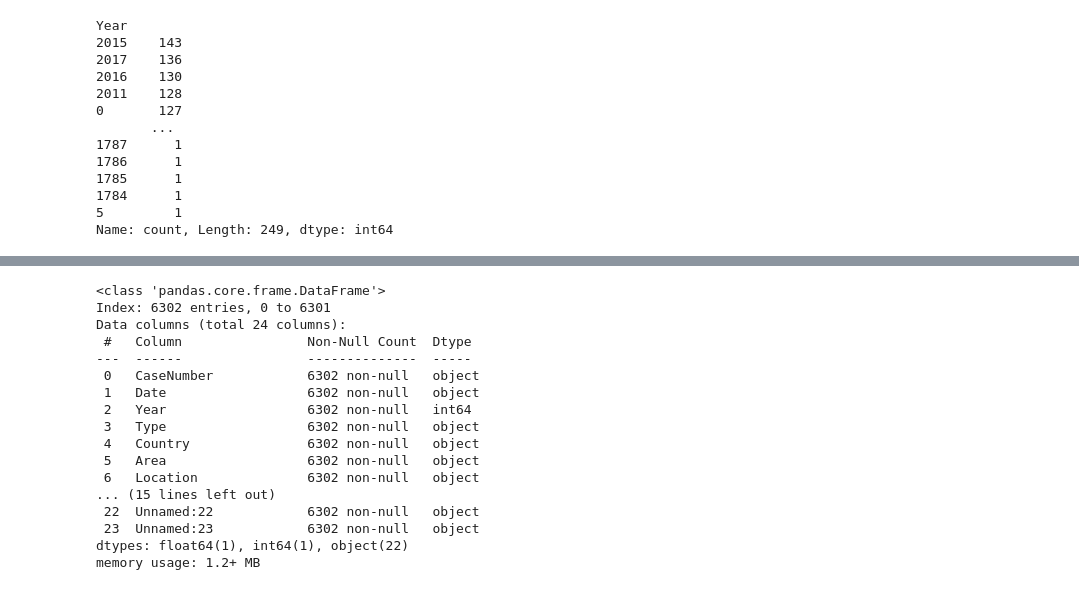
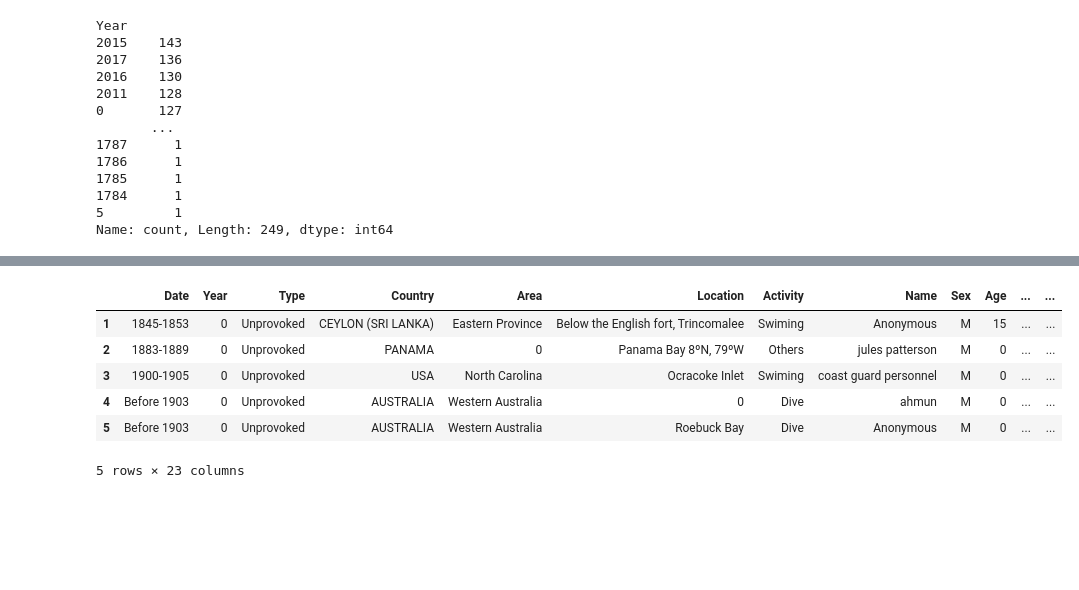
Before and after one commit to ClaraGallardo/Shark_attack, a Jupyter notebook: src/Limpieza.ipynb, the cells around one changed output, grey strips where cells are left out. Cells and saved outputs as stored; diff of their text form; code cells hidden in the pictures; blank space fills up the shorter version.

```diff
--- a/src/Limpieza.ipynb
+++ b/src/Limpieza.ipynb
@@ -408,25 +445,21 @@ data.head()
+# %%
+#Por ultimos vamos a poner bien las columnas de Case Number como índice y en date quitamos las letas:
+
+data=data[::-1] # le damos la vuelta para tener un orden descendente apartir de la fecha
+data=data.rename(columns={'CaseNumber' : 'Case Number'}) #corregimos el nombre de la columna y la ponemos como índice
+data.set_index('Case Number', inplace=True)
+data.index=range(1,len(data)+1)
 # %%
 #Una vez tengo todo listo, vamos a ver como queda
-
-data.info()
+data.head()
 # %% [output]
+|  | Date | Year | Type | Country | Area | Location | Activity | Name | Sex | Age | ... | ... |
+| 1 | 1845-1853 | 0 | Unprovoked | CEYLON (SRI LANKA) | Eastern Province | Below the English fort, Trincomalee | Swiming | Anonymous | M | 15 | ... | ... |
+| 2 | 1883-1889 | 0 | Unprovoked | PANAMA | 0 | Panama Bay 8ºN, 79ºW | Others | jules patterson | M | 0 | ... | ... |
+| 3 | 1900-1905 | 0 | Unprovoked | USA | North Carolina | Ocracoke Inlet | Swiming | coast guard personnel | M | 0 | ... | ... |
+| 4 | Before 1903 | 0 | Unprovoked | AUSTRALIA | Western Australia | 0 | Dive | ahmun | M | 0 | ... | ... |
+| 5 | Before 1903 | 0 | Unprovoked | AUSTRALIA | Western Australia | Roebuck Bay | Dive | Anonymous | M | 0 | ... | ... |
-<class 'pandas.core.frame.DataFrame'>
-Index: 6302 entries, 0 to 6301
-Data columns (total 24 columns):
- #   Column                Non-Null Count  Dtype
----  ------                --------------  -----
- 0   CaseNumber            6302 non-null   object
- 1   Date                  6302 non-null   object
- 2   Year                  6302 non-null   int64
- 3   Type                  6302 non-null   object
- 4   Country               6302 non-null   object
- 5   Area                  6302 non-null   object
- 6   Location              6302 non-null   object
-... (15 lines left out)
- 22  Unnamed:22            6302 non-null   object
- 23  Unnamed:23            6302 non-null   object
-dtypes: float64(1), int64(1), object(22)
-memory usage: 1.2+ MB
+5 rows × 23 columns
 # %%
 #Una vez tenemos todo hecho, vamos a guardar el archuvo cambiando antes a categoria y bajando int64 al menor número de bits posibles:
 
```
Also changed, not shown: parts of 7 cells of this notebook, 1 other file.
